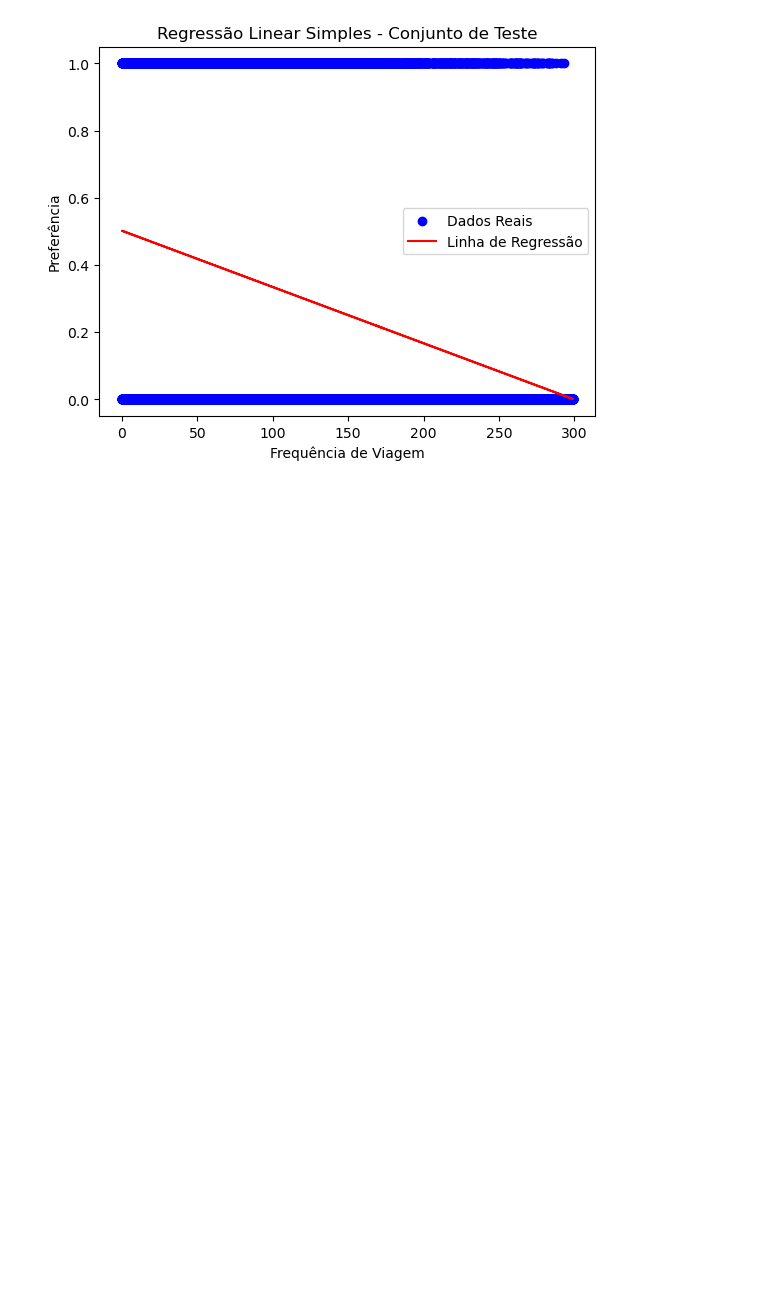
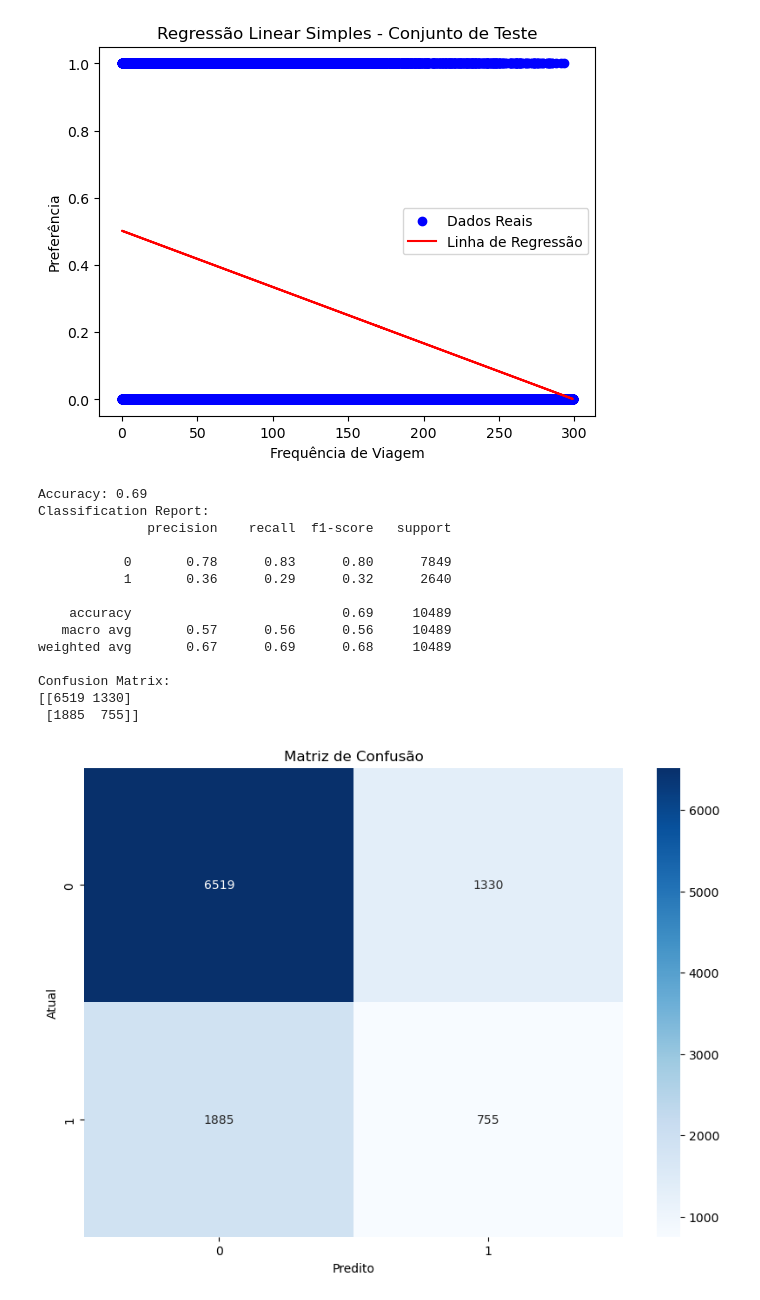
Before and after one commit to Specht1000/Beaches-and-Mountains-ML, a Jupyter notebook: codigo_ml.ipynb, the cells around one changed output. Saved outputs shown, nothing was run; the diff lists cells and outputs as text; code cells hidden in the pictures; blank space fills up the shorter version.

```diff
--- a/codigo_ml.ipynb
+++ b/codigo_ml.ipynb
@@ -679,3 +680,59 @@ plt.show()
 Mean Squared Error: 0.17
 R² Score: 0.12
 [figure]
+# %%
+# Carregando os dados
+df_train = pd.read_csv('treino.csv', sep=',', encoding='iso-8859-1')
+df_test = pd.read_csv('teste.csv', sep=',', encoding='iso-8859-1')
+
+# Separando as variáveis independentes (X) e dependente (y) para o conjunto de treino
+X_train = df_train[['Proximity_to_Mountains']]
+y_train = df_train['Preference']   # Variável alvo
+
+# Separando as variáveis independentes (X) e dependente (y) para o conjunto de teste
+X_test = df_test[['Proximity_to_Mountains']]
+y_test = df_test['Preference']   # Variável alvo
+
+# Instanciando o modelo KNN
+knn_model = KNeighborsClassifier(n_neighbors=3)  # Você pode ajustar o número de vizinhos (k)
+
+# Treinando o modelo com os dados de treino
+knn_model.fit(X_train, y_train)
+
+# Fazendo previsões com os dados de teste
+y_pred = knn_model.predict(X_test)
+
+# Avaliando o modelo
+accuracy = accuracy_score(y_test, y_pred)
+print(f'Accuracy: {accuracy:.2f}')
+
+print('Classification Report:')
+print(classification_report(y_test, y_pred))
+
+print('Confusion Matrix:')
+conf_matrix = confusion_matrix(y_test, y_pred)
+print(conf_matrix)
+
+# Visualizando a matriz de confusão
+plt.figure(figsize=(10, 7))
+sns.heatmap(conf_matrix, annot=True, fmt='d', cmap='Blues')
+plt.title('Matriz de Confusão')
+plt.xlabel('Predito')
+plt.ylabel('Atual')
+plt.show()
+# %% [output]
+Accuracy: 0.69
+Classification Report:
+              precision    recall  f1-score   support
+
+           0       0.78      0.83      0.80      7849
+           1       0.36      0.29      0.32      2640
+
+    accuracy                           0.69     10489
+   macro avg       0.57      0.56      0.56     10489
+weighted avg       0.67      0.69      0.68     10489
+
+Confusion Matrix:
+[[6519 1330]
+ [1885  755]]
+[figure, added]
```
Also changed, not shown: parts of 1 cell of this notebook.
